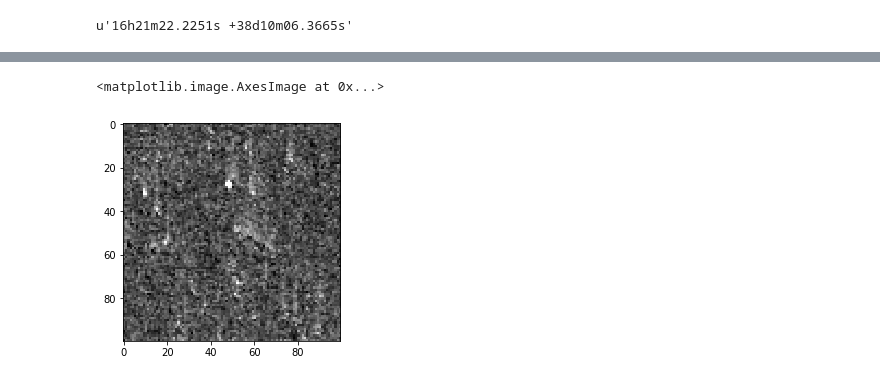
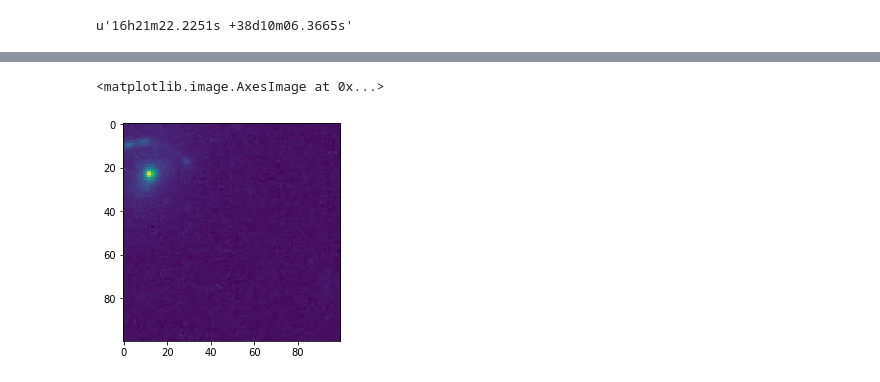
Before and after one commit to roberttoyonaga/HSTLens, a Jupyter notebook: make_simulations/dwnld_cutout_based_on_radec_filename.ipynb, the cells around one changed output, grey strips where cells are left out. Drawn from its saved outputs; the diff is of its cells as text; code cells hidden in the pictures.

```diff
--- a/make_simulations/dwnld_cutout_based_on_radec_filename.ipynb
+++ b/make_simulations/dwnld_cutout_based_on_radec_filename.ipynb
@@ -73,16 +119,15 @@ jbt9b2020
 # %%
 #view a samll window of the original image
 from astropy.visualization import (ZScaleInterval, ImageNormalize)
 from astropy.nddata.utils import Cutout2D
 
-centered_cut = Cutout2D(data,(float(170), float(170)), (100, 100)).data
+centered_cut = Cutout2D(data,(float(190), float(180)), (100, 100)).data
 norm = ImageNormalize(data, interval = ZScaleInterval())
-plt.imshow((centered_cut),norm=norm, cmap='gray')
-# plt.imshow(np.log10(np.log10(np.log10(centered_cut+1)+1)+1))#,cmap='gray')
-# plt.imshow(np.log10(np.log10(np.log10(centered_cut+1)+1)+1),cmap='gray')
+# plt.imshow((centered_cut),norm=norm, cmap='gray')
+plt.imshow(np.log10(centered_cut+1))#,cmap='gray')
 # %% [output]
 <matplotlib.image.AxesImage at 0x...>
-[figure, old version]
+[figure, new version]
 # %%
 #save the tiled image with an appropriate fits header
 from astropy.wcs import WCS
```
Also changed, not shown: parts of 5 cells of this notebook, 1 other file.
